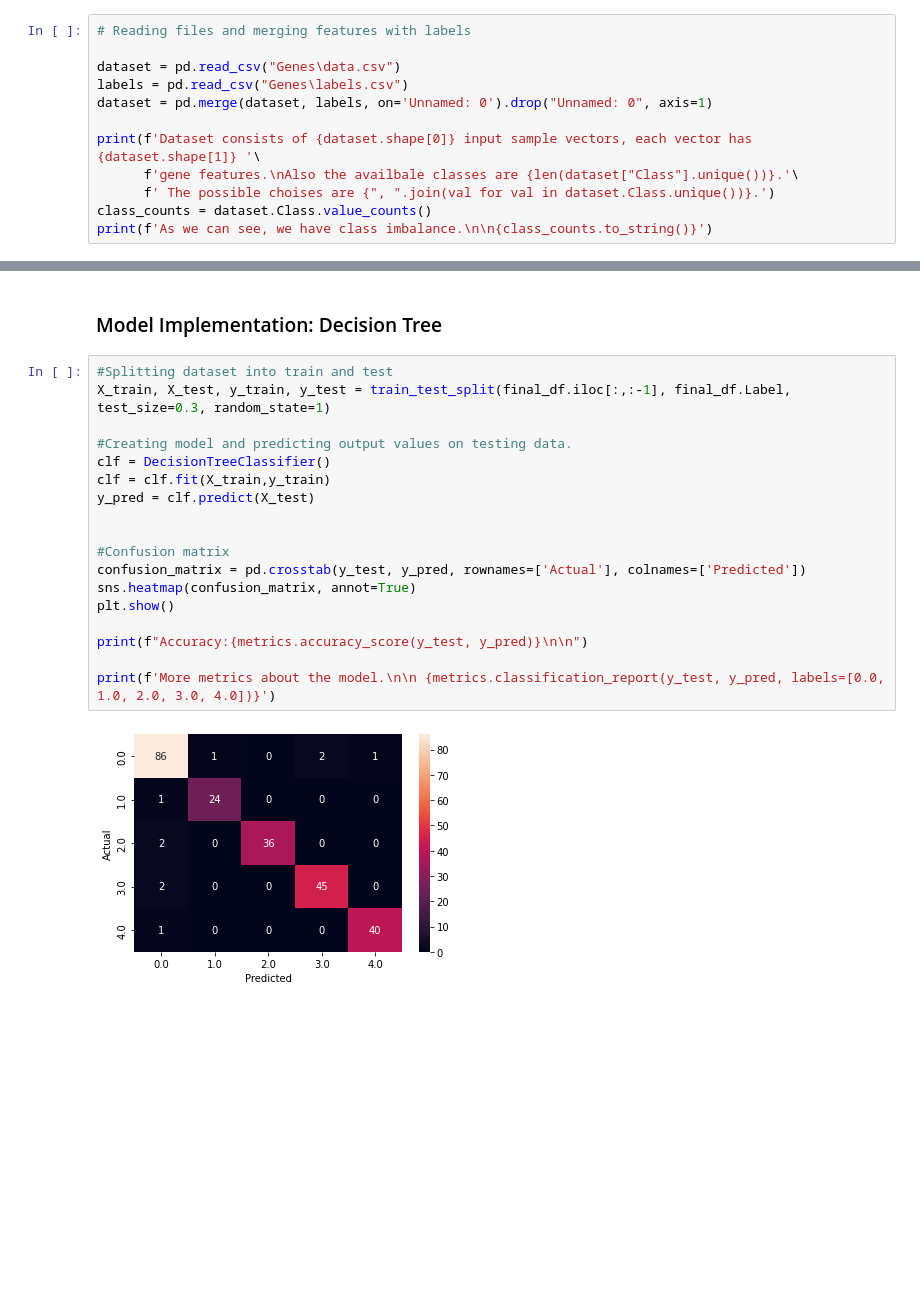
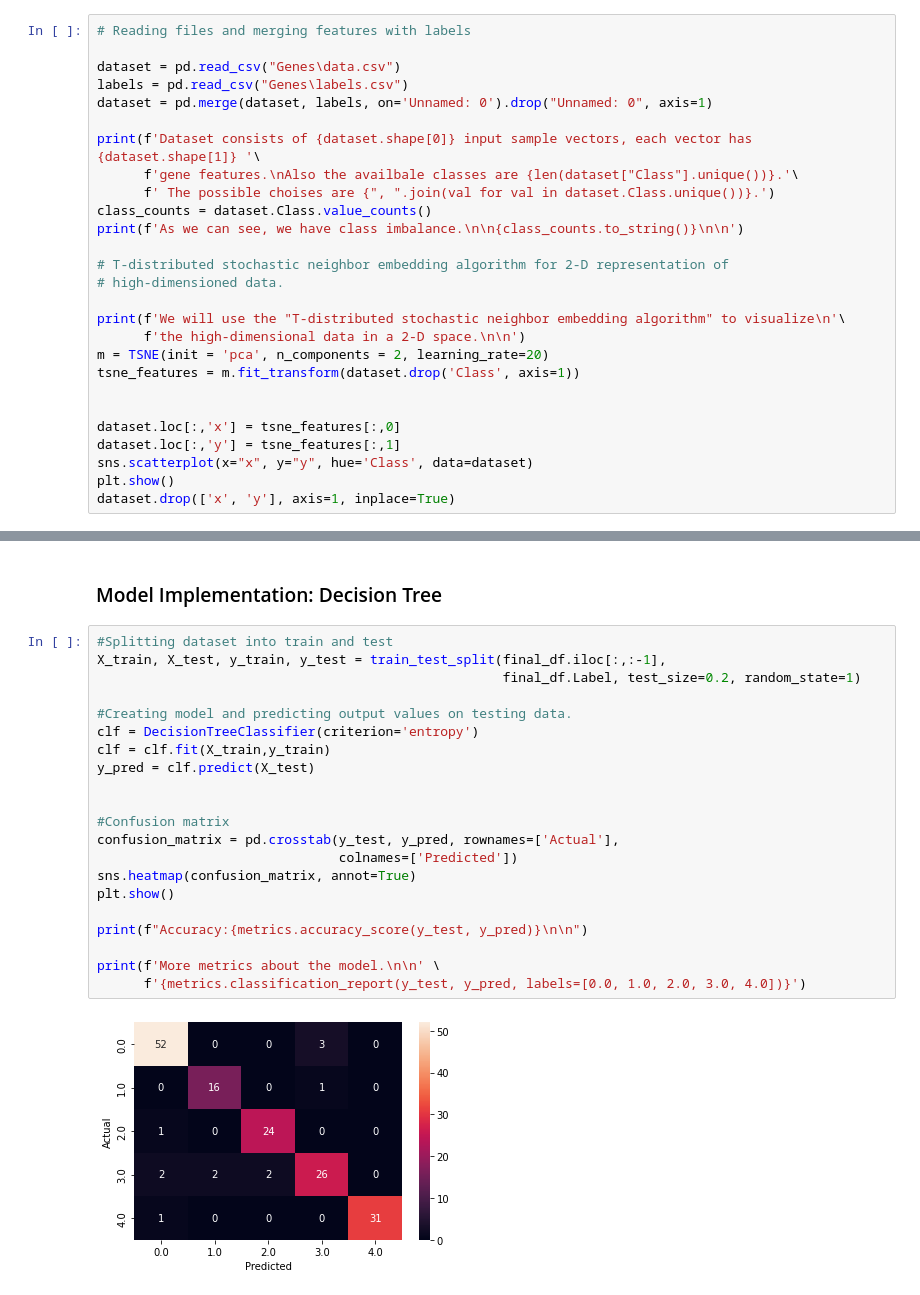
Before and after one commit to PericoLedesma/-RUG_Pattern-recognition_Assignment-2, a Jupyter notebook: Task 1_Numeric pipeline/Assignment_2.ipynb, the cells around one changed output, grey strips where cells are left out. Saved outputs shown, nothing was run; the diff lists cells and outputs as text; blank space fills up the shorter version.

Commit message:
Added RandomForest and Visualization of Data

```diff
--- a/Task 1_Numeric pipeline/Assignment_2.ipynb
+++ b/Task 1_Numeric pipeline/Assignment_2.ipynb
@@ -27,7 +32,22 @@ print(f'Dataset consists of {dataset.shape[0]} input sample vectors, each vector
       f'gene features.\nAlso the availbale classes are {len(dataset["Class"].unique())}.'\
       f' The possible choises are {", ".join(val for val in dataset.Class.unique())}.')
 class_counts = dataset.Class.value_counts()
-print(f'As we can see, we have class imbalance.\n\n{class_counts.to_string()}')
+print(f'As we can see, we have class imbalance.\n\n{class_counts.to_string()}\n\n')
+
+# T-distributed stochastic neighbor embedding algorithm for 2-D representation of
+# high-dimensioned data.
+
+print(f'We will use the "T-distributed stochastic neighbor embedding algorithm" to visualize\n'\
+      f'the high-dimensional data in a 2-D space.\n\n')
+m = TSNE(init = 'pca', n_components = 2, learning_rate=20)
+tsne_features = m.fit_transform(dataset.drop('Class', axis=1))
+
+
+dataset.loc[:,'x'] = tsne_features[:,0]
+dataset.loc[:,'y'] = tsne_features[:,1]
+sns.scatterplot(x="x", y="y", hue='Class', data=dataset)
+plt.show()
+dataset.drop(['x', 'y'], axis=1, inplace=True)
 # %% [output]
 Dataset consists of 801 input sample vectors, each vector has 20532 gene features.
 Also the availbale classes are 5. The possible choises are PRAD, LUAD, BRCA, KIRC, COAD.
@@ -171,21 +198,24 @@ After further elimination of features we end up with the final form of the data.
 ### Model Implementation: Decision Tree
 # %%
 #Splitting dataset into train and test
-X_train, X_test, y_train, y_test = train_test_split(final_df.iloc[:,:-1], final_df.Label, test_size=0.3, random_state=1)
+X_train, X_test, y_train, y_test = train_test_split(final_df.iloc[:,:-1],
+                                                    final_df.Label, test_size=0.2, random_state=1)
 
 #Creating model and predicting output values on testing data.
-clf = DecisionTreeClassifier()
+clf = DecisionTreeClassifier(criterion='entropy')
 clf = clf.fit(X_train,y_train)
 y_pred = clf.predict(X_test)
 
 
 #Confusion matrix
-confusion_matrix = pd.crosstab(y_test, y_pred, rownames=['Actual'], colnames=['Predicted'])
+confusion_matrix = pd.crosstab(y_test, y_pred, rownames=['Actual'],
+                               colnames=['Predicted'])
 sns.heatmap(confusion_matrix, annot=True)
 plt.show()
 
 print(f"Accuracy:{metrics.accuracy_score(y_test, y_pred)}\n\n")
 
-print(f'More metrics about the model.\n\n {metrics.classification_report(y_test, y_pred, labels=[0.0, 1.0, 2.0, 3.0, 4.0])}')
+print(f'More metrics about the model.\n\n' \
+      f'{metrics.classification_report(y_test, y_pred, labels=[0.0, 1.0, 2.0, 3.0, 4.0])}')
 # %% [output]
-[figure, old version]
+[figure, new version]
```
Also changed, not shown: parts of 16 cells of this notebook.
